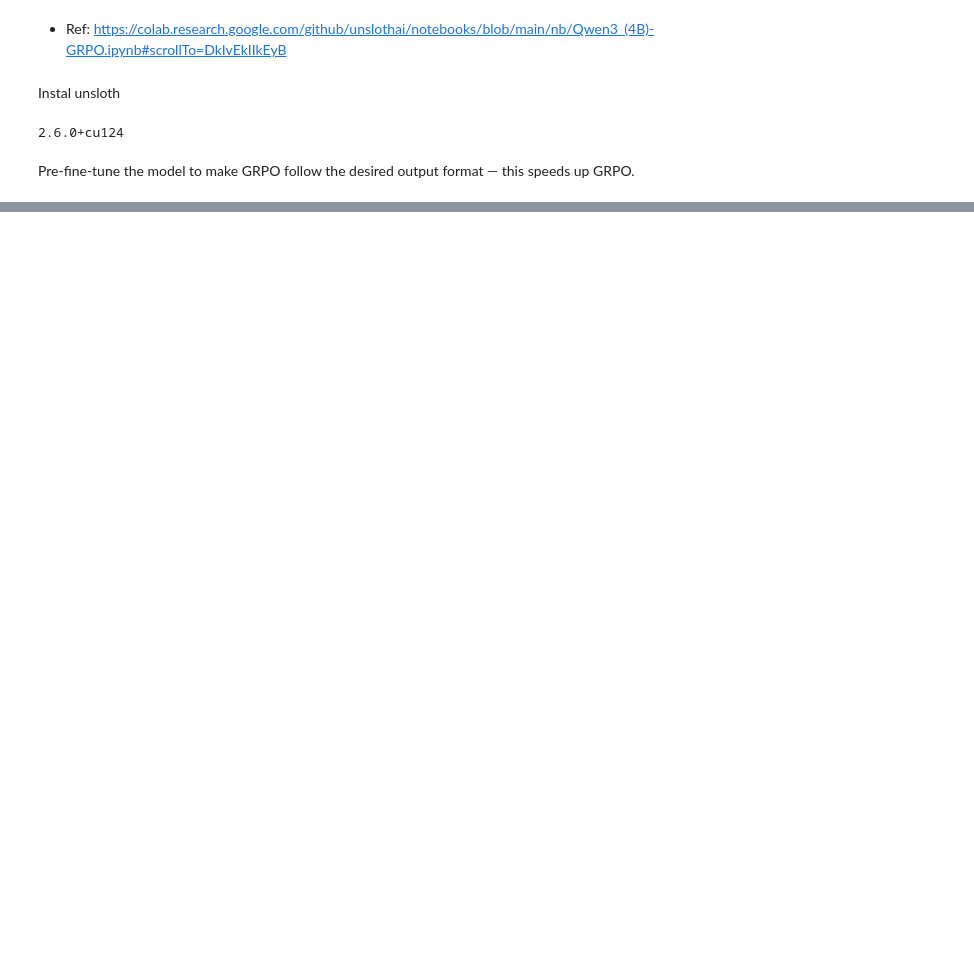
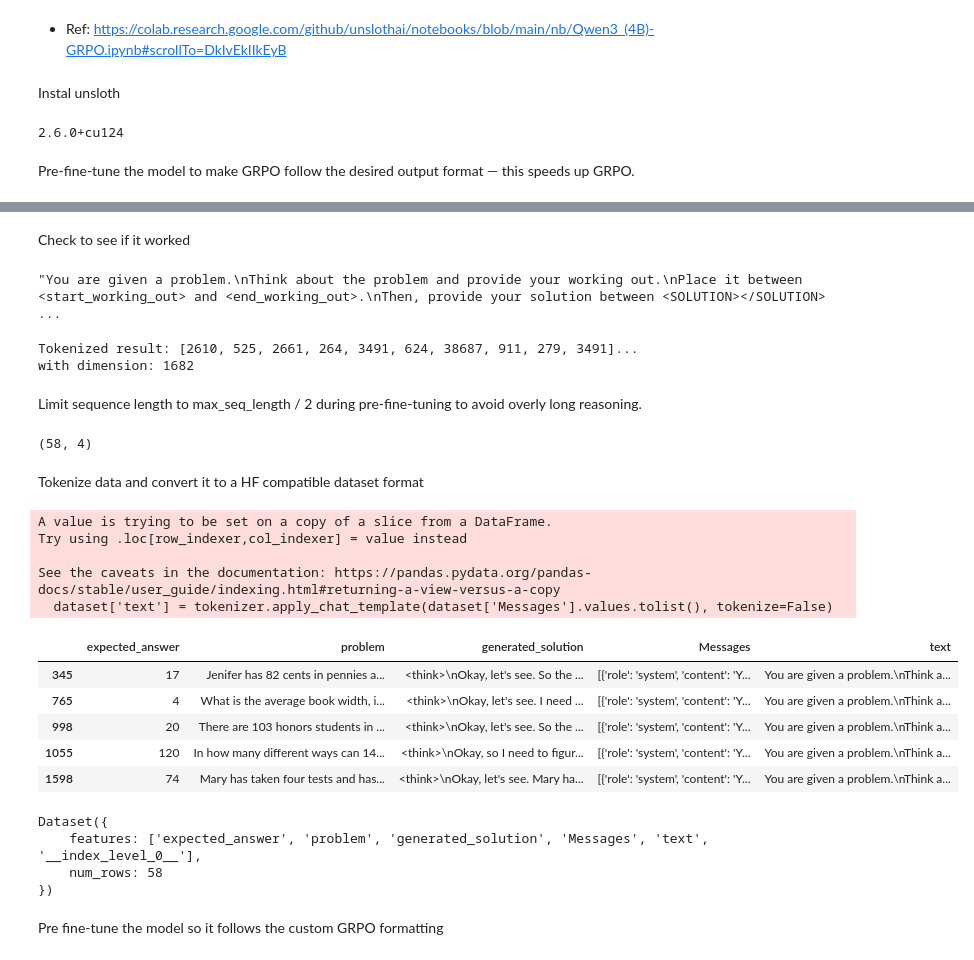
Before and after one commit to chiseanchang0727/MLAlgoFromScratch, a Jupyter notebook: GRPO/unsloth/unsloth_grpo.ipynb, the cells around one changed output, grey strips where cells are left out. Drawn from its saved outputs; the diff is of its cells as text; code cells hidden in the pictures; blank space fills up the shorter version.

```diff
--- a/GRPO/unsloth/unsloth_grpo.ipynb
+++ b/GRPO/unsloth/unsloth_grpo.ipynb
@@ -64,0 +271,39 @@ Unsloth: Just some info: will skip parsing ['pre_feedforward_layernorm', 'post_f
+# %% [markdown]
+Check to see if it worked
+# %%
+# default of tokenize is True
+tokenizer.apply_chat_template(test_msg, tokenize=False)
+# %% [output]
+"You are given a problem.\nThink about the problem and provide your working out.\nPlace it between <start_working_out> and <end_working_out>.\nThen, provide your solution between <SOLUTION></SOLUTION> ...
+# %%
+tokenized_result = tokenizer.apply_chat_template(test_msg)
+print(f"Tokenized result: {tokenized_result[:10]}... \nwith dimension: {len(tokenized_result)}")
+# %% [output]
+Tokenized result: [2610, 525, 2661, 264, 3491, 624, 38687, 911, 279, 3491]...
+with dimension: 1682
+# %% [markdown]
+Limit sequence length to max_seq_length / 2 during pre-fine-tuning to avoid overly long reasoning.
+# %%
+dataset = dataset.loc[[len(tokenizer.apply_chat_template(x)) < max_seq_length/2 for x in dataset['Messages']]]
+dataset.shape
+# %% [output]
+(58, 4)
+# %% [markdown]
+Tokenize data and convert it to a HF compatible dataset format
+# %%
+dataset['text'] = tokenizer.apply_chat_template(dataset['Messages'].values.tolist(), tokenize=False)
+# %% [output]
+A value is trying to be set on a copy of a slice from a DataFrame.
+Try using .loc[row_indexer,col_indexer] = value instead
+
+See the caveats in the documentation: https://pandas.pydata.org/pandas-docs/stable/user_guide/indexing.html#returning-a-view-versus-a-copy
+  dataset['text'] = tokenizer.apply_chat_template(dataset['Messages'].values.tolist(), tokenize=False)
+# %%
+dataset.head()
+# %% [output]
+|  | expected_answer | problem | generated_solution | Messages | text |
+| 345 | 17 | Jenifer has 82 cents in pennies a... | <think>\nOkay, let's see. So the ... | [{'role': 'system', 'content': 'Y... | You are given a problem.\nThink a... |
+| 765 | 4 | What is the average book width, i... | <think>\nOkay, let's see. I need ... | [{'role': 'system', 'content': 'Y... | You are given a problem.\nThink a... |
+| 998 | 20 | There are 103 honors students in ... | <think>\nOkay, let's see. So the ... | [{'role': 'system', 'content': 'Y... | You are given a problem.\nThink a... |
+| 1055 | 120 | In how many different ways can 14... | <think>\nOkay, so I need to figur... | [{'role': 'system', 'content': 'Y... | You are given a problem.\nThink a... |
+| 1598 | 74 | Mary has taken four tests and has... | <think>\nOkay, let's see. Mary ha... | [{'role': 'system', 'content': 'Y... | You are given a problem.\nThink a... |
@@ -64,0 +312,9 @@ Unsloth: Just some info: will skip parsing ['pre_feedforward_layernorm', 'post_f
+# %%
+dataset
+# %% [output]
+Dataset({
+    features: ['expected_answer', 'problem', 'generated_solution', 'Messages', 'text', '__index_level_0__'],
+    num_rows: 58
+})
+# %% [markdown]
+Pre fine-tune the model so it follows the custom GRPO formatting
```
Also changed, not shown: parts of 42 cells of this notebook.
